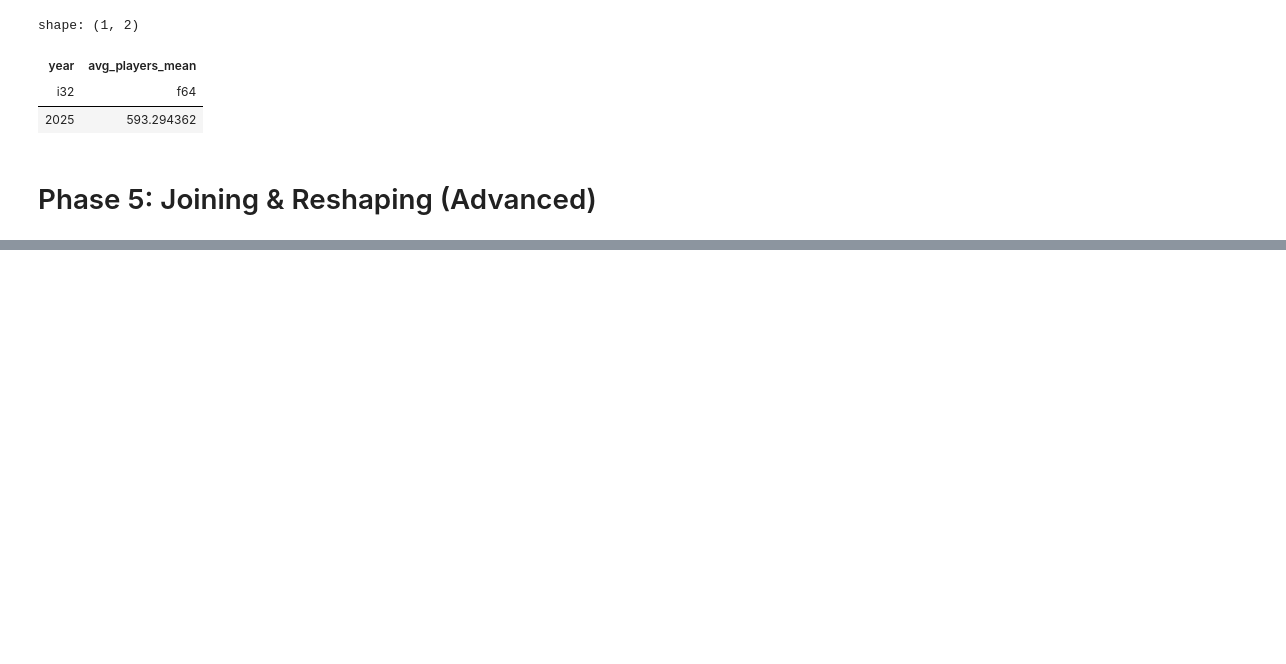
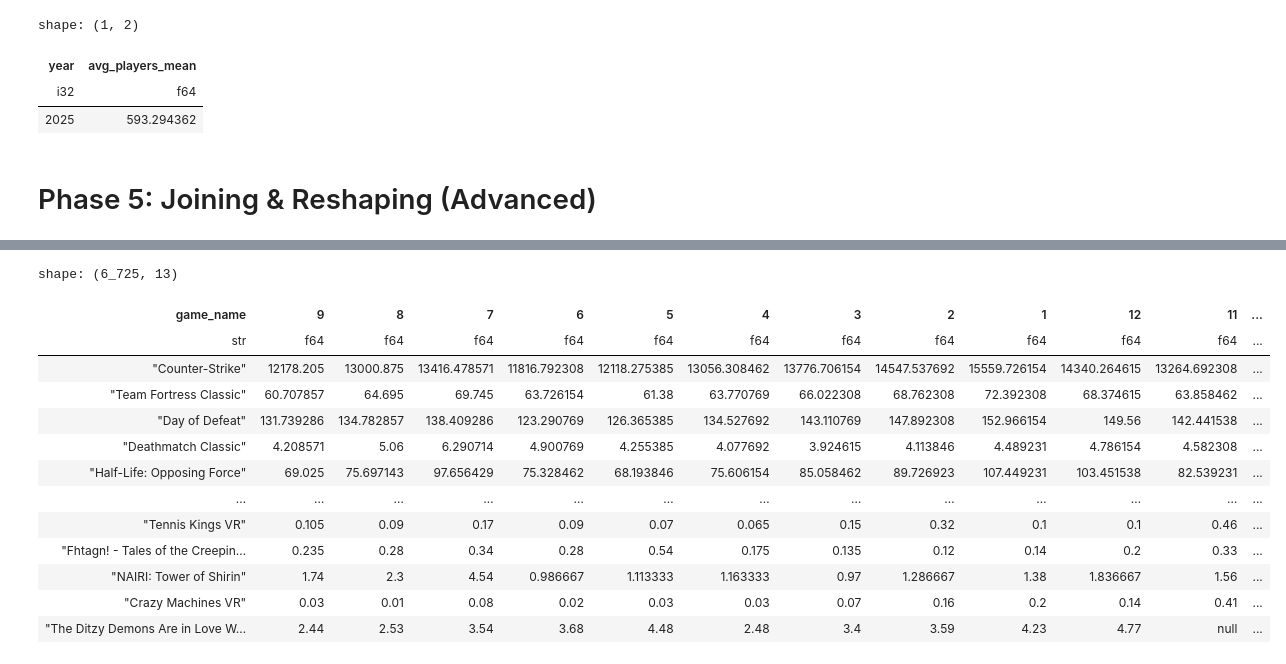
Before and after one commit to ZygimantasB/polars_library, a Jupyter notebook: kaggle/Steam Monthly Average Players.ipynb, the cells around one changed output, grey strips where cells are left out. Drawn from its saved outputs; the diff is of its cells as text; code cells hidden in the pictures; blank space fills up the shorter version.

```diff
--- a/kaggle/Steam Monthly Average Players.ipynb
+++ b/kaggle/Steam Monthly Average Players.ipynb
@@ -589,0 +609,22 @@ game_info = pl.DataFrame({
+# %%
+df.pivot(
+    values="avg_players",
+    index="game_name",
+    on="month",
+    aggregate_function="mean"
+)
+# %% [output]
+shape: (6_725, 13)
+| game_name | 9 | 8 | 7 | 6 | 5 | 4 | 3 | 2 | 1 | 12 | 11 | ... |
+| str | f64 | f64 | f64 | f64 | f64 | f64 | f64 | f64 | f64 | f64 | f64 | ... |
+| "Counter-Strike" | 12178.205 | 13000.875 | 13416.478571 | 11816.792308 | 12118.275385 | 13056.308462 | 13776.706154 | 14547.537692 | 15559.726154 | 14340.264615 | 13264.692308 | ... |
+| "Team Fortress Classic" | 60.707857 | 64.695 | 69.745 | 63.726154 | 61.38 | 63.770769 | 66.022308 | 68.762308 | 72.392308 | 68.374615 | 63.858462 | ... |
+| "Day of Defeat" | 131.739286 | 134.782857 | 138.409286 | 123.290769 | 126.365385 | 134.527692 | 143.110769 | 147.892308 | 152.966154 | 149.56 | 142.441538 | ... |
+| "Deathmatch Classic" | 4.208571 | 5.06 | 6.290714 | 4.900769 | 4.255385 | 4.077692 | 3.924615 | 4.113846 | 4.489231 | 4.786154 | 4.582308 | ... |
+| "Half-Life: Opposing Force" | 69.025 | 75.697143 | 97.656429 | 75.328462 | 68.193846 | 75.606154 | 85.058462 | 89.726923 | 107.449231 | 103.451538 | 82.539231 | ... |
+| … | … | … | … | … | … | … | … | … | … | … | … | ... |
+| "Tennis Kings VR" | 0.105 | 0.09 | 0.17 | 0.09 | 0.07 | 0.065 | 0.15 | 0.32 | 0.1 | 0.1 | 0.46 | ... |
+| "Fhtagn! - Tales of the Creepin… | 0.235 | 0.28 | 0.34 | 0.28 | 0.54 | 0.175 | 0.135 | 0.12 | 0.14 | 0.2 | 0.33 | ... |
+| "NAIRI: Tower of Shirin" | 1.74 | 2.3 | 4.54 | 0.986667 | 1.113333 | 1.163333 | 0.97 | 1.286667 | 1.38 | 1.836667 | 1.56 | ... |
+| "Crazy Machines VR" | 0.03 | 0.01 | 0.08 | 0.02 | 0.03 | 0.03 | 0.07 | 0.16 | 0.2 | 0.14 | 0.41 | ... |
+| "The Ditzy Demons Are in Love W… | 2.44 | 2.53 | 3.54 | 3.68 | 4.48 | 2.48 | 3.4 | 3.59 | 4.23 | 4.77 | null | ... |
```
Also changed, not shown: parts of 12 cells of this notebook.
